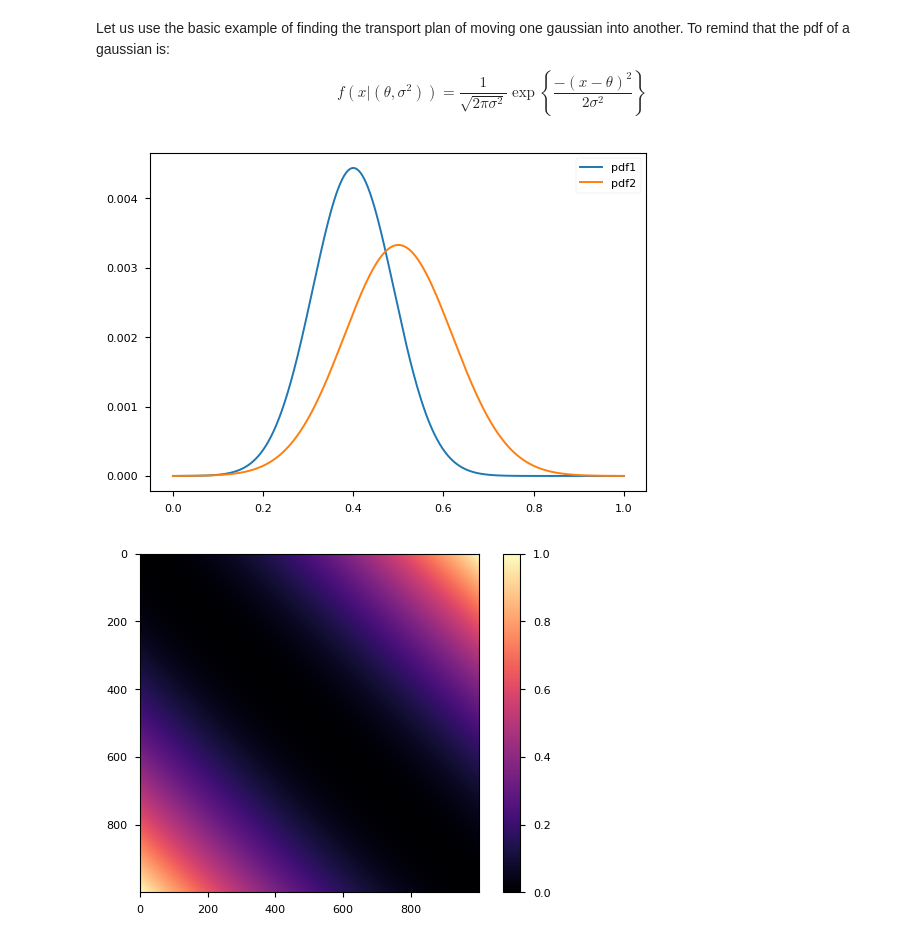
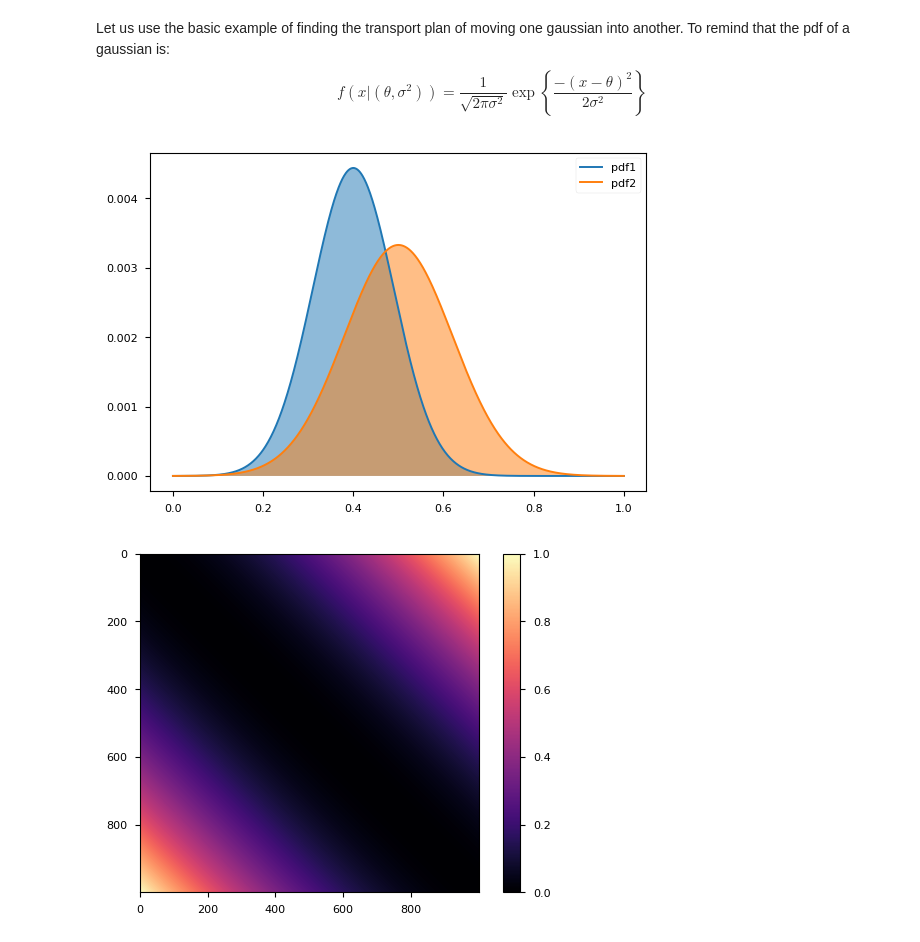
Before and after one commit to aipyth/optimal-transport, a Jupyter notebook: methods/sinkhorn/sinkhorn.ipynb, the cells around one changed output. Cells and saved outputs as stored; diff of their text form; code cells hidden in the pictures.

```diff
--- a/methods/sinkhorn/sinkhorn.ipynb
+++ b/methods/sinkhorn/sinkhorn.ipynb
@@ -161,20 +161,22 @@ $$
 # %%
 n = 1000
 x = jnp.linspace(0, 1, n)
 pdf1 = jax.scipy.stats.norm.pdf(x, loc=0.4, scale=0.09)
 pdf2 = jax.scipy.stats.norm.pdf(x, loc=0.5, scale=0.12)
 
 # better to keep these measures normalized (to be a proper pdf)
 pdf1 = pdf1 / pdf1.sum()
 pdf2 = pdf2 / pdf2.sum()
 
 fig, ax = plt.subplots(1, 1)
 ax.plot(x, pdf1, label="pdf1")
+ax.fill(x, pdf1, alpha=0.5)
 ax.plot(x, pdf2, label="pdf2")
+ax.fill(x, pdf2, alpha=0.5)
 ax.legend()
 plt.show()
 # %% [output]
-[figure, old version]
+[figure, new version]
 # %%
 xx = jnp.meshgrid(x, x, indexing="ij")
 cost = jnp.square(xx[0] - xx[1])
```
Also changed, not shown: parts of 5 cells of this notebook.
